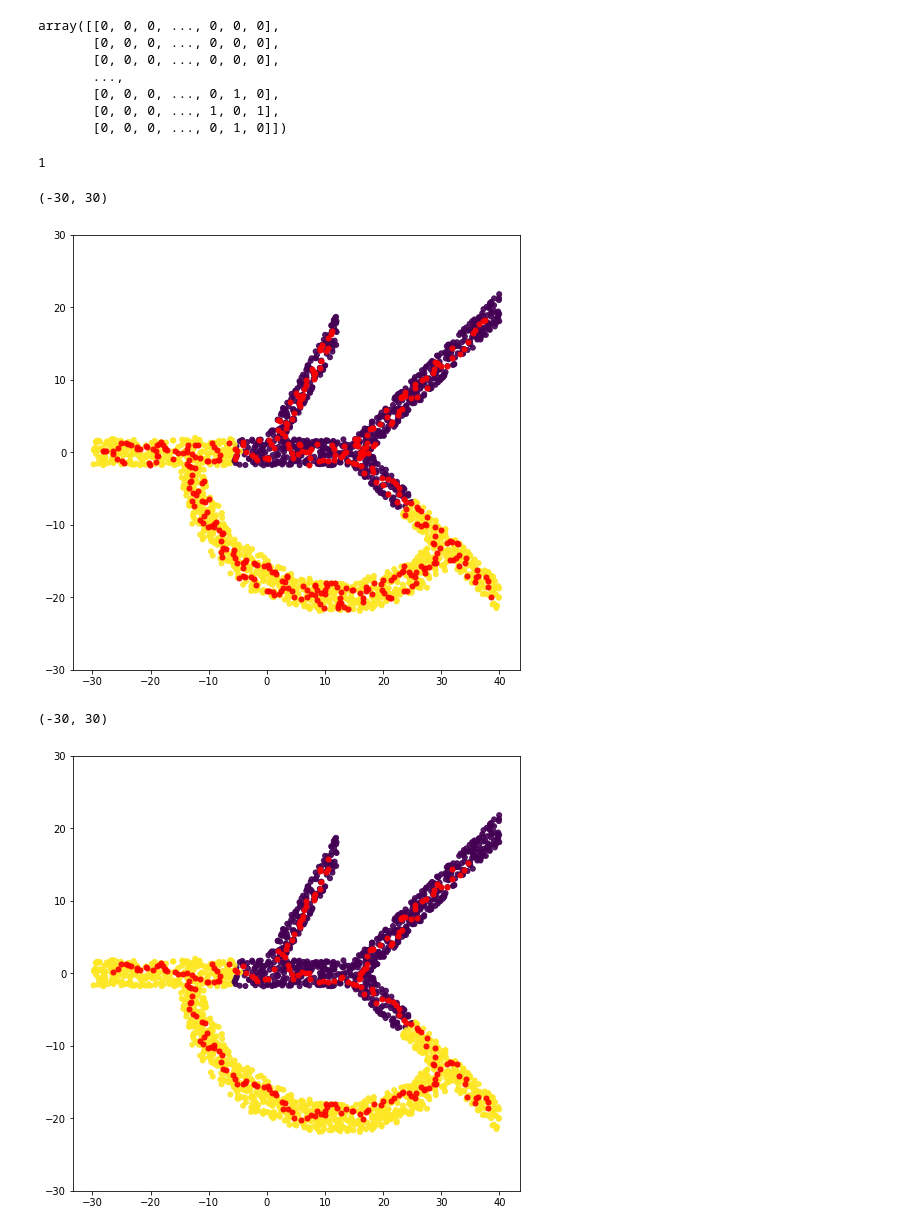
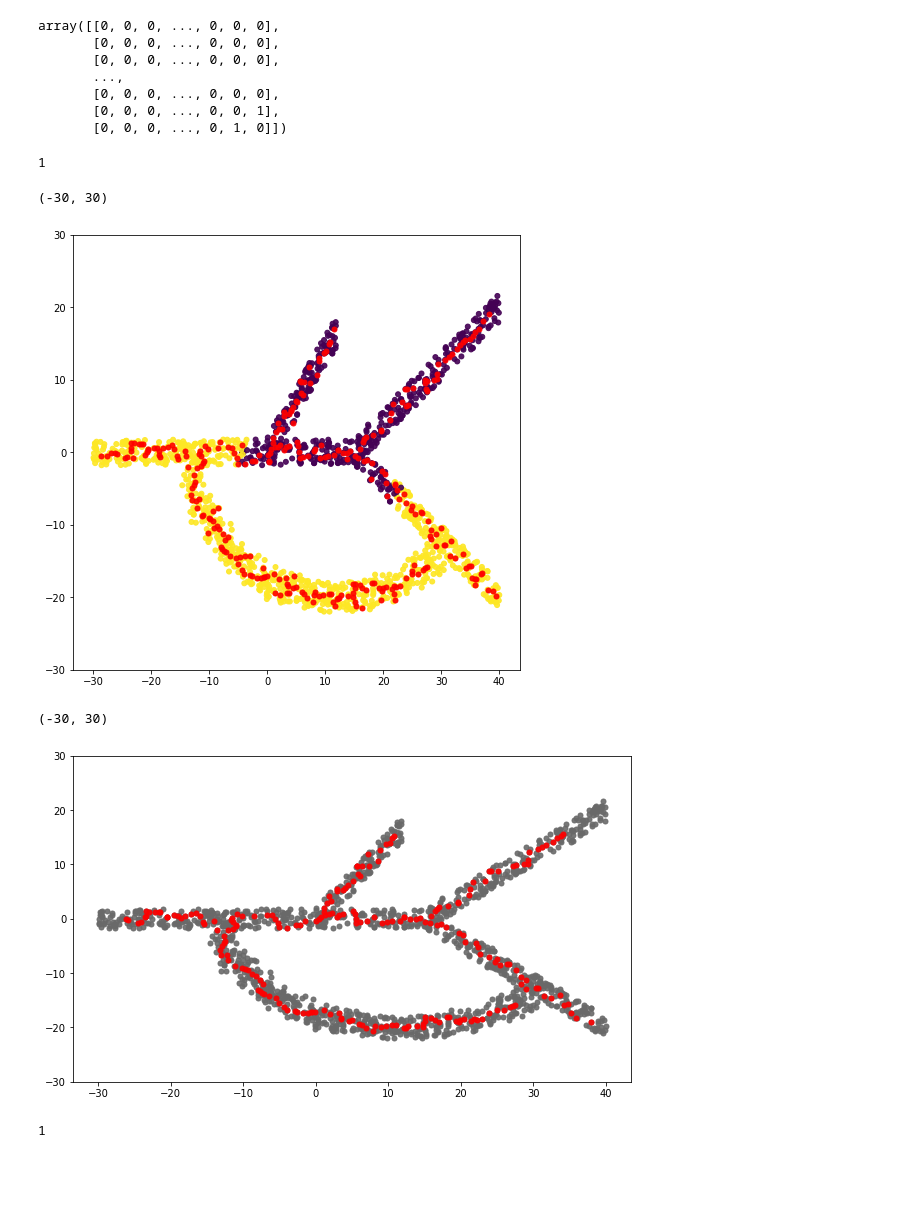
Before and after one commit to herrinca/pCreode, a Jupyter notebook: notebooks/alternate_routes.ipynb, the cells around one changed output. Cells and saved outputs as stored; diff of their text form; code cells hidden in the pictures; blank space fills up the shorter version.

```diff
--- a/notebooks/alternate_routes.ipynb
+++ b/notebooks/alternate_routes.ipynb
@@ -75,6 +75,6 @@ ax1.scatter( data[:,0], data[:,1], alpha=0.5, s=25, c=cc)
 # %%
 noise  = 0.0
-target = 10.0
+target = 5.0
 # %%
 downed, downed_ind = pcreode.Down_Sample( data, density, noise, target)
 # %% [output]
@@ -368,7 +368,7 @@ def get_neighbors( nodes):
     return( brnb_ids)
 
 nn = get_neighbors( brch_ids)
-for ii in range( 10):
+for ii in range( 5):
     nn = np.append( nn, np.unique( get_neighbors( nn)))
 nn_ids = np.unique( nn)
 nn_ids
@@ -652,8 +632,8 @@ array([[0, 0, 0, ..., 0, 0, 0],
        [0, 0, 0, ..., 0, 0, 0],
        [0, 0, 0, ..., 0, 0, 0],
        ...,
-       [0, 0, 0, ..., 0, 1, 0],
-       [0, 0, 0, ..., 1, 0, 1],
+       [0, 0, 0, ..., 0, 0, 0],
+       [0, 0, 0, ..., 0, 0, 1],
        [0, 0, 0, ..., 0, 1, 0]])
 # %%
 # connect the loose ends
@@ -673,7 +653,7 @@ ax1.scatter( data[alter_nodes,0], data[alter_nodes,1], alpha=0.9, s=25, c='r')
 ax1.set_ylim(-30,30)
 # %% [output]
 (-30, 30)
-[figure, old version]
+[figure, new version]
 # %%
 # now the unwanted endstates need to be removed
 # these should sum to 1, so we iter through and remove until
@@ -696,12 +676,12 @@ while( ~np.alltrue( np.isin( sum1, ends))):
     itr_inds = np.delete(  itr_inds,  sum1_notends)
     start_adj.shape
 # %%
-fig = plt.figure( figsize=(8,8))
+fig = plt.figure( figsize=(10,6))
 ax1 = fig.add_subplot(111)
-cc = cocl
+cc = 'dimgrey'
 ax1.scatter( data[down_ind,0], data[down_ind,1], alpha=0.9, s=25, c=cc)
 ax1.scatter( data[itr_inds,0], data[itr_inds,1], alpha=0.9, s=25, c='r')
 ax1.set_ylim(-30,30)
 # %% [output]
 (-30, 30)
-[figure, old version]
+[figure, new version]
@@ -707,0 +696,5 @@ ax1.set_ylim(-30,30)
+# %%
+seed = seed + 1
+seed
+# %% [output]
+1
```
Also changed, not shown: parts of 38 cells of this notebook, 1 other file.
